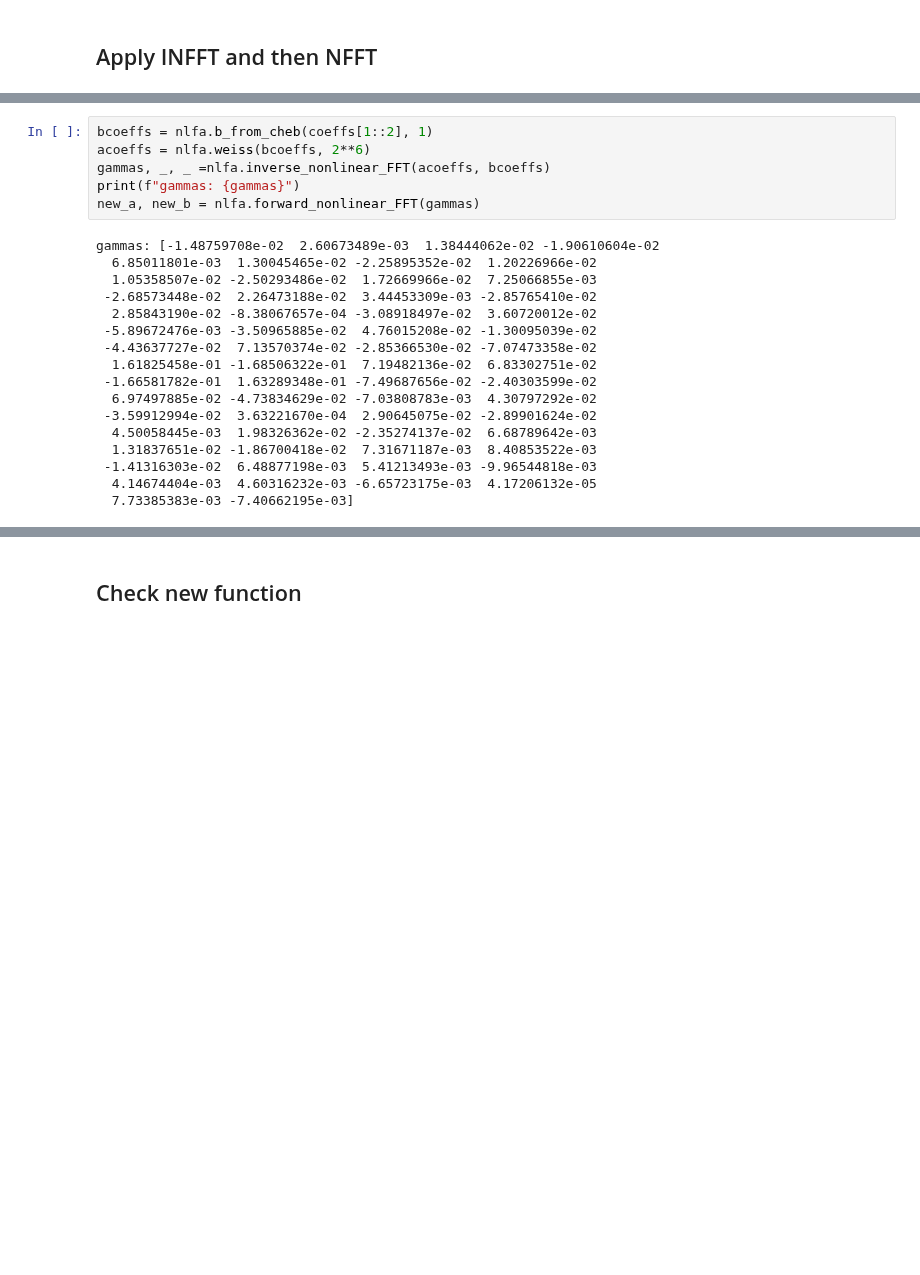
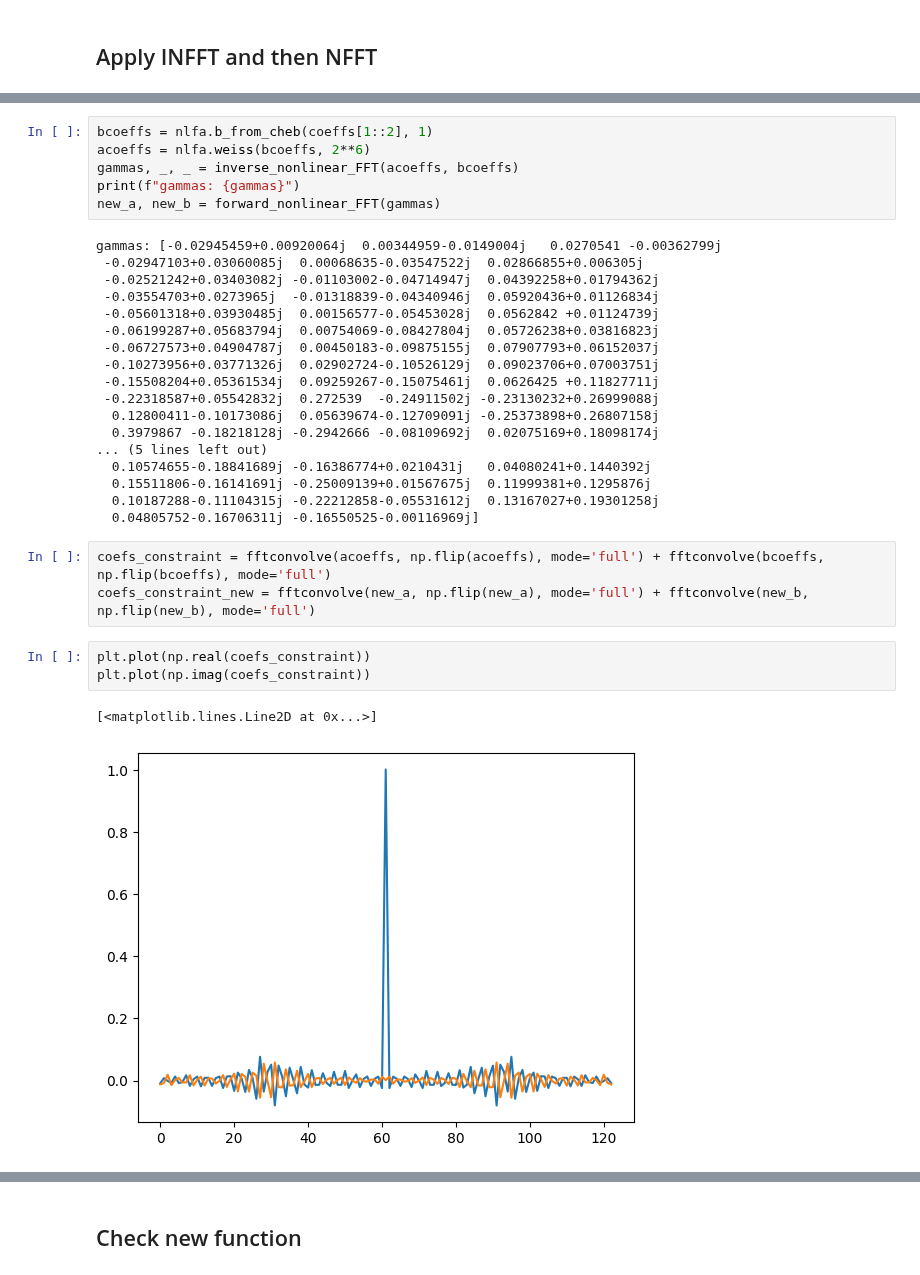
Before and after one commit to qsppack/pyqsppack, a Jupyter notebook: perturbation.ipynb, the cells around one changed output, grey strips where cells are left out. Saved outputs shown, nothing was run; the diff lists cells and outputs as text; blank space fills up the shorter version.

Commit message:
still need to fix nlft for complex gammas

```diff
--- a/perturbation.ipynb
+++ b/perturbation.ipynb
@@ -44,23 +155,33 @@ plt.show()
 # %%
 bcoeffs = nlfa.b_from_cheb(coeffs[1::2], 1)
 acoeffs = nlfa.weiss(bcoeffs, 2**6)
-gammas, _, _ =nlfa.inverse_nonlinear_FFT(acoeffs, bcoeffs)
+gammas, _, _ = inverse_nonlinear_FFT(acoeffs, bcoeffs)
 print(f"gammas: {gammas}")
-new_a, new_b = nlfa.forward_nonlinear_FFT(gammas)
+new_a, new_b = forward_nonlinear_FFT(gammas)
 # %% [output]
-gammas: [-1.48759708e-02  2.60673489e-03  1.38444062e-02 -1.90610604e-02
-  6.85011801e-03  1.30045465e-02 -2.25895352e-02  1.20226966e-02
-  1.05358507e-02 -2.50293486e-02  1.72669966e-02  7.25066855e-03
- -2.68573448e-02  2.26473188e-02  3.44453309e-03 -2.85765410e-02
-  2.85843190e-02 -8.38067657e-04 -3.08918497e-02  3.60720012e-02
- -5.89672476e-03 -3.50965885e-02  4.76015208e-02 -1.30095039e-02
- -4.43637727e-02  7.13570374e-02 -2.85366530e-02 -7.07473358e-02
-  1.61825458e-01 -1.68506322e-01  7.19482136e-02  6.83302751e-02
- -1.66581782e-01  1.63289348e-01 -7.49687656e-02 -2.40303599e-02
-  6.97497885e-02 -4.73834629e-02 -7.03808783e-03  4.30797292e-02
- -3.59912994e-02  3.63221670e-04  2.90645075e-02 -2.89901624e-02
-  4.50058445e-03  1.98326362e-02 -2.35274137e-02  6.68789642e-03
-  1.31837651e-02 -1.86700418e-02  7.31671187e-03  8.40853522e-03
- -1.41316303e-02  6.48877198e-03  5.41213493e-03 -9.96544818e-03
-  4.14674404e-03  4.60316232e-03 -6.65723175e-03  4.17206132e-05
-  7.73385383e-03 -7.40662195e-03]
+gammas: [-0.02945459+0.00920064j  0.00344959-0.0149004j   0.0270541 -0.00362799j
+ -0.02947103+0.03060085j  0.00068635-0.03547522j  0.02866855+0.006305j
+ -0.02521242+0.03403082j -0.01103002-0.04714947j  0.04392258+0.01794362j
+ -0.03554703+0.0273965j  -0.01318839-0.04340946j  0.05920436+0.01126834j
+ -0.05601318+0.03930485j  0.00156577-0.05453028j  0.0562842 +0.01124739j
+ -0.06199287+0.05683794j  0.00754069-0.08427804j  0.05726238+0.03816823j
+ -0.06727573+0.04904787j  0.00450183-0.09875155j  0.07907793+0.06152037j
+ -0.10273956+0.03771326j  0.02902724-0.10526129j  0.09023706+0.07003751j
+ -0.15508204+0.05361534j  0.09259267-0.15075461j  0.0626425 +0.11827711j
+ -0.22318587+0.05542832j  0.272539  -0.24911502j -0.23130232+0.26999088j
+  0.12800411-0.10173086j  0.05639674-0.12709091j -0.25373898+0.26807158j
+  0.3979867 -0.18218128j -0.2942666 -0.08109692j  0.02075169+0.18098174j
+... (5 lines left out)
+  0.10574655-0.18841689j -0.16386774+0.0210431j   0.04080241+0.1440392j
+  0.15511806-0.16141691j -0.25009139+0.01567675j  0.11999381+0.1295876j
+  0.10187288-0.11104315j -0.22212858-0.05531612j  0.13167027+0.19301258j
+  0.04805752-0.16706311j -0.16550525-0.00116969j]
+# %%
+coefs_constraint = fftconvolve(acoeffs, np.flip(acoeffs), mode='full') + fftconvolve(bcoeffs, np.flip(bcoeffs), mode='full')
+coefs_constraint_new = fftconvolve(new_a, np.flip(new_a), mode='full') + fftconvolve(new_b, np.flip(new_b), mode='full')
+# %%
+plt.plot(np.real(coefs_constraint))
+plt.plot(np.imag(coefs_constraint))
+# %% [output]
+[<matplotlib.lines.Line2D at 0x...>]
+[figure, added]
```
Also changed, not shown: parts of 10 cells of this notebook, 1 other file.
